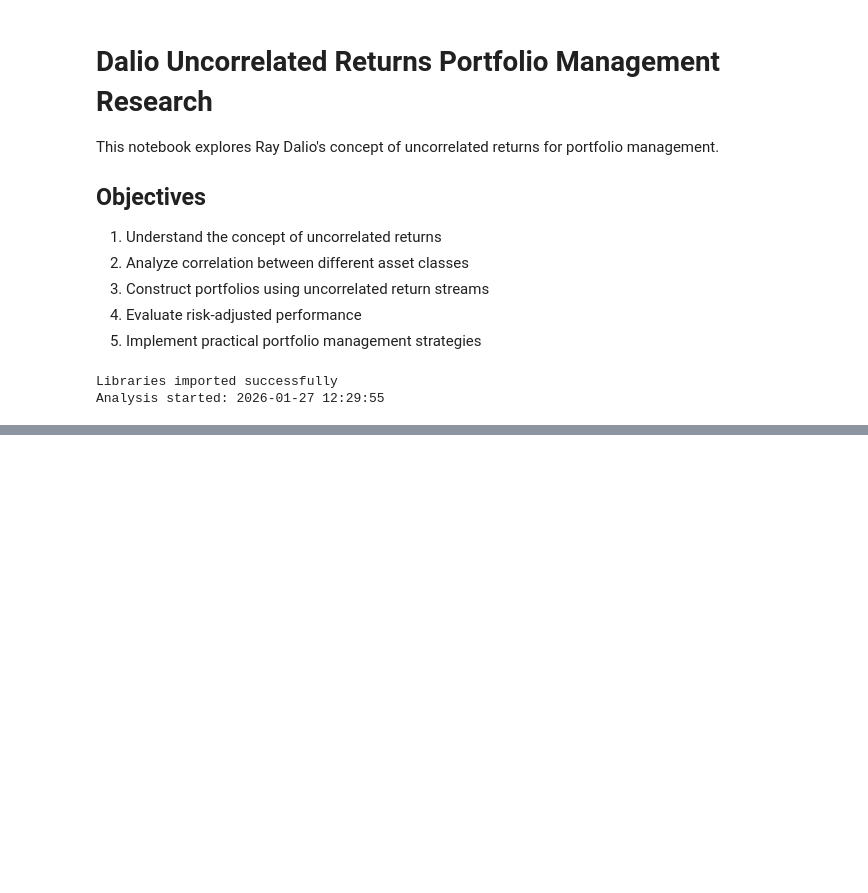
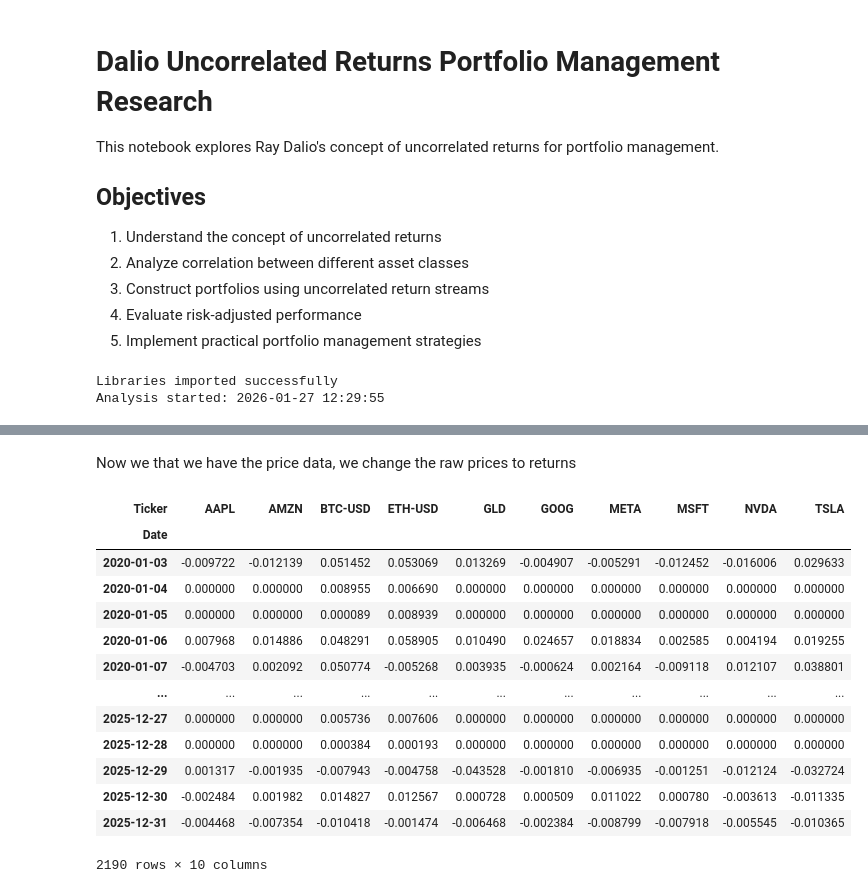
Before and after one commit to LAIN-21/dalio_uncorrelated_returns, a Jupyter notebook: main.ipynb, the cells around one changed output, grey strips where cells are left out. Saved outputs shown, nothing was run; the diff lists cells and outputs as text; code cells hidden in the pictures; blank space fills up the shorter version.

```diff
--- a/main.ipynb
+++ b/main.ipynb
@@ -29,0 +67,20 @@ Analysis started: 2026-01-27 12:29:55
+# %% [markdown]
+Now we that we have the price data, we change the raw prices to returns
+# %%
+returns = data.pct_change().dropna()
+returns
+# %% [output]
+| Ticker | AAPL | AMZN | BTC-USD | ETH-USD | GLD | GOOG | META | MSFT | NVDA | TSLA |
+| Date |  |  |  |  |  |  |  |  |  |  |
+| 2020-01-03 | -0.009722 | -0.012139 | 0.051452 | 0.053069 | 0.013269 | -0.004907 | -0.005291 | -0.012452 | -0.016006 | 0.029633 |
+| 2020-01-04 | 0.000000 | 0.000000 | 0.008955 | 0.006690 | 0.000000 | 0.000000 | 0.000000 | 0.000000 | 0.000000 | 0.000000 |
+| 2020-01-05 | 0.000000 | 0.000000 | 0.000089 | 0.008939 | 0.000000 | 0.000000 | 0.000000 | 0.000000 | 0.000000 | 0.000000 |
+| 2020-01-06 | 0.007968 | 0.014886 | 0.048291 | 0.058905 | 0.010490 | 0.024657 | 0.018834 | 0.002585 | 0.004194 | 0.019255 |
+| 2020-01-07 | -0.004703 | 0.002092 | 0.050774 | -0.005268 | 0.003935 | -0.000624 | 0.002164 | -0.009118 | 0.012107 | 0.038801 |
+| ... | ... | ... | ... | ... | ... | ... | ... | ... | ... | ... |
+| 2025-12-27 | 0.000000 | 0.000000 | 0.005736 | 0.007606 | 0.000000 | 0.000000 | 0.000000 | 0.000000 | 0.000000 | 0.000000 |
+| 2025-12-28 | 0.000000 | 0.000000 | 0.000384 | 0.000193 | 0.000000 | 0.000000 | 0.000000 | 0.000000 | 0.000000 | 0.000000 |
+| 2025-12-29 | 0.001317 | -0.001935 | -0.007943 | -0.004758 | -0.043528 | -0.001810 | -0.006935 | -0.001251 | -0.012124 | -0.032724 |
+| 2025-12-30 | -0.002484 | 0.001982 | 0.014827 | 0.012567 | 0.000728 | 0.000509 | 0.011022 | 0.000780 | -0.003613 | -0.011335 |
+| 2025-12-31 | -0.004468 | -0.007354 | -0.010418 | -0.001474 | -0.006468 | -0.002384 | -0.008799 | -0.007918 | -0.005545 | -0.010365 |
+2190 rows × 10 columns
```
Also changed, not shown: parts of 7 cells of this notebook.
